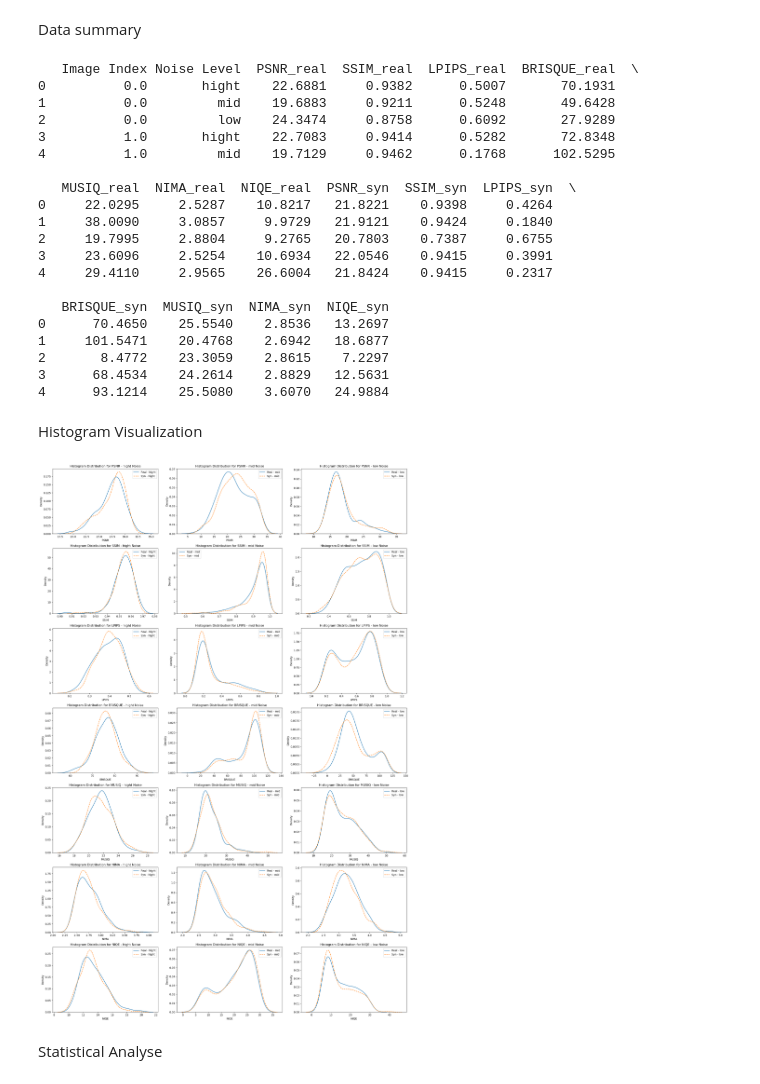
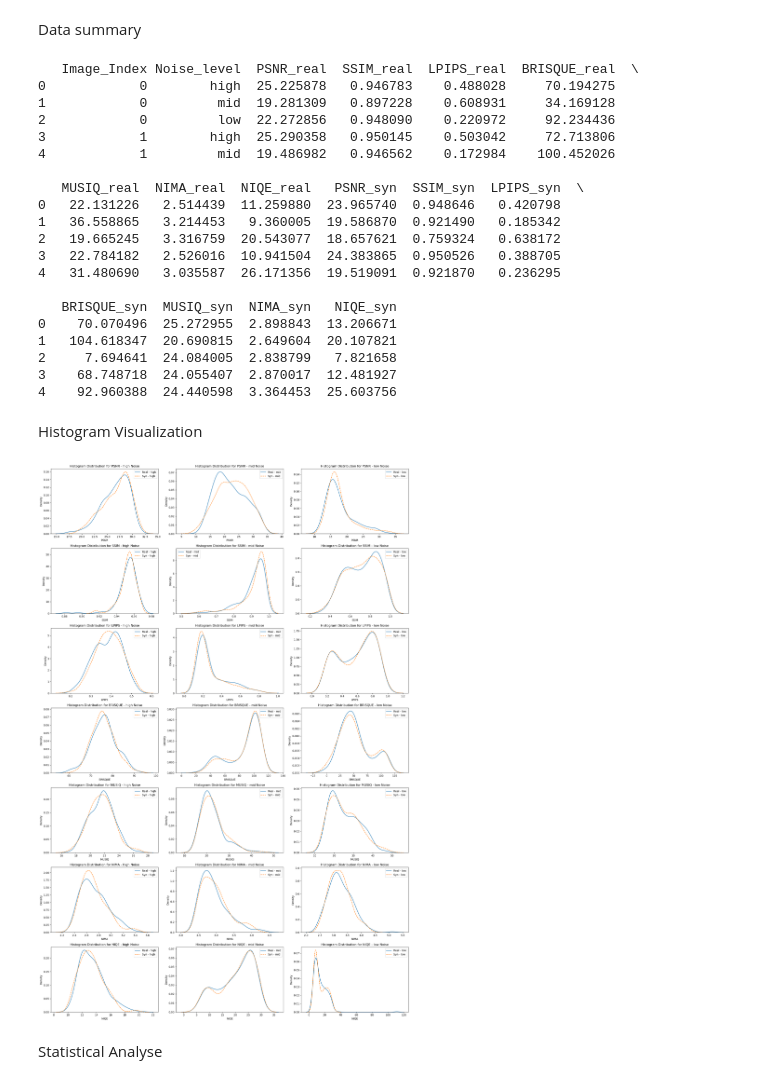
Before and after one commit to sepehrgh98/OODDiffusion, a Jupyter notebook: analyse/Controlable_noisemap_observation.ipynb, the cells around one changed output. Cells and saved outputs as stored; diff of their text form; code cells hidden in the pictures.

```diff
--- a/analyse/Controlable_noisemap_observation.ipynb
+++ b/analyse/Controlable_noisemap_observation.ipynb
@@ -11,56 +11,56 @@ from sklearn.metrics import roc_curve, auc, confusion_matrix, classification_rep
 Data summary
 # %%
 # Load the data (assuming the dataframes real_df and syn_df are available)
-real_df = pd.read_csv('./results/stage2/Task3/2/real.csv')
-syn_df = pd.read_csv('./results/stage2/Task3/2/syn.csv')
+real_df = pd.read_csv('../results/stage2/Task4/3/results-3-real.csv')
+syn_df = pd.read_csv('../results/stage2/Task4/3/results-3-syn.csv')
 
 # Merging the real and synthetic DataFrames for analysis
-merged_df = pd.merge(real_df, syn_df, on=['Image Index', 'Noise Level'], suffixes=('_real', '_syn'))
+merged_df = pd.merge(real_df, syn_df, on=['Image_Index', 'Noise_level'], suffixes=('_real', '_syn'))
 
 # Preview the first few rows
 print(merged_df.head())
 # %% [output]
-   Image Index Noise Level  PSNR_real  SSIM_real  LPIPS_real  BRISQUE_real  \
-0          0.0       hight    22.6881     0.9382      0.5007       70.1931
-1          0.0         mid    19.6883     0.9211      0.5248       49.6428
-2          0.0         low    24.3474     0.8758      0.6092       27.9289
-3          1.0       hight    22.7083     0.9414      0.5282       72.8348
-4          1.0         mid    19.7129     0.9462      0.1768      102.5295
+   Image_Index Noise_level  PSNR_real  SSIM_real  LPIPS_real  BRISQUE_real  \
+0            0        high  25.225878   0.946783    0.488028     70.194275
+1            0         mid  19.281309   0.897228    0.608931     34.169128
+2            0         low  22.272856   0.948090    0.220972     92.234436
+3            1        high  25.290358   0.950145    0.503042     72.713806
+4            1         mid  19.486982   0.946562    0.172984    100.452026
 
-   MUSIQ_real  NIMA_real  NIQE_real  PSNR_syn  SSIM_syn  LPIPS_syn  \
-0     22.0295     2.5287    10.8217   21.8221    0.9398     0.4264
-1     38.0090     3.0857     9.9729   21.9121    0.9424     0.1840
-2     19.7995     2.8804     9.2765   20.7803    0.7387     0.6755
-3     23.6096     2.5254    10.6934   22.0546    0.9415     0.3991
-4     29.4110     2.9565    26.6004   21.8424    0.9415     0.2317
+   MUSIQ_real  NIMA_real  NIQE_real   PSNR_syn  SSIM_syn  LPIPS_syn  \
+0   22.131226   2.514439  11.259880  23.965740  0.948646   0.420798
+1   36.558865   3.214453   9.360005  19.586870  0.921490   0.185342
+2   19.665245   3.316759  20.543077  18.657621  0.759324   0.638172
+3   22.784182   2.526016  10.941504  24.383865  0.950526   0.388705
+4   31.480690   3.035587  26.171356  19.519091  0.921870   0.236295
 
-   BRISQUE_syn  MUSIQ_syn  NIMA_syn  NIQE_syn
-0      70.4650    25.5540    2.8536   13.2697
-1     101.5471    20.4768    2.6942   18.6877
-2       8.4772    23.3059    2.8615    7.2297
-3      68.4534    24.2614    2.8829   12.5631
-4      93.1214    25.5080    3.6070   24.9884
+   BRISQUE_syn  MUSIQ_syn  NIMA_syn   NIQE_syn
+0    70.070496  25.272955  2.898843  13.206671
+1   104.618347  20.690815  2.649604  20.107821
+2     7.694641  24.084005  2.838799   7.821658
+3    68.748718  24.055407  2.870017  12.481927
+4    92.960388  24.440598  3.364453  25.603756
 # %% [markdown]
 Histogram Visualization
 # %%
 # Metrics to visualize
 metrics = ['PSNR', 'SSIM', 'LPIPS', 'BRISQUE', 'MUSIQ', 'NIMA', 'NIQE']
 
 # 1. Histogram Distribution for Each Metric by Noise Level
 plt.figure(figsize=(20, 30))
 for idx, metric in enumerate(metrics):
-    for noise_level in ['hight', 'mid', 'low']:
-        plt.subplot(len(metrics), 3, idx * 3 + ['hight', 'mid', 'low'].index(noise_level) + 1)
-        sns.kdeplot(real_df[real_df['Noise Level'] == noise_level][metric], label=f'Real - {noise_level}', linestyle='-')
-        sns.kdeplot(syn_df[syn_df['Noise Level'] == noise_level][metric], label=f'Syn - {noise_level}', linestyle='--')
+    for noise_level in ['high', 'mid', 'low']:
+        plt.subplot(len(metrics), 3, idx * 3 + ['high', 'mid', 'low'].index(noise_level) + 1)
+        sns.kdeplot(real_df[real_df['Noise_level'] == noise_level][metric], label=f'Real - {noise_level}', linestyle='-')
+        sns.kdeplot(syn_df[syn_df['Noise_level'] == noise_level][metric], label=f'Syn - {noise_level}', linestyle='--')
         plt.title(f'Histogram Distribution for {metric} - {noise_level} Noise')
         plt.xlabel(metric)
         plt.ylabel('Density')
         plt.legend()
 plt.tight_layout()
 plt.show()
 # %% [output]
-[figure, old version]
+[figure, new version]
 # %% [markdown]
 Statistical Analyse
 # %% [markdown]
```
Also changed, not shown: parts of 4 cells of this notebook, 6 other files.
